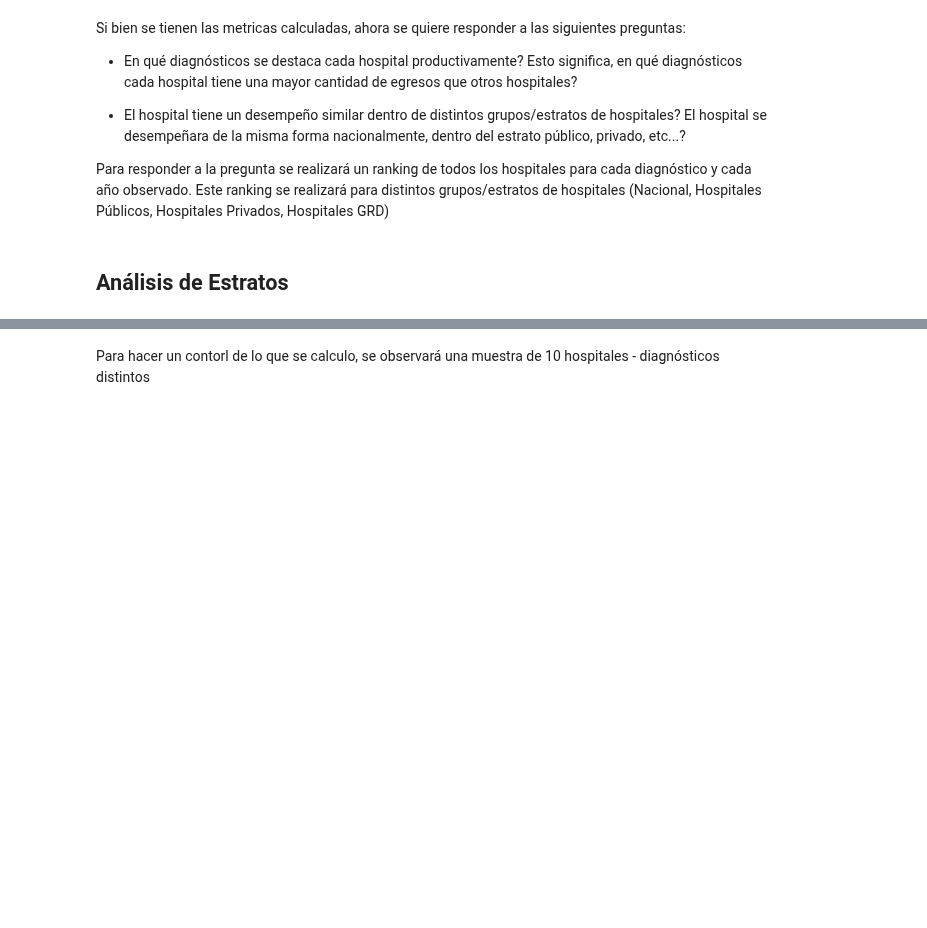
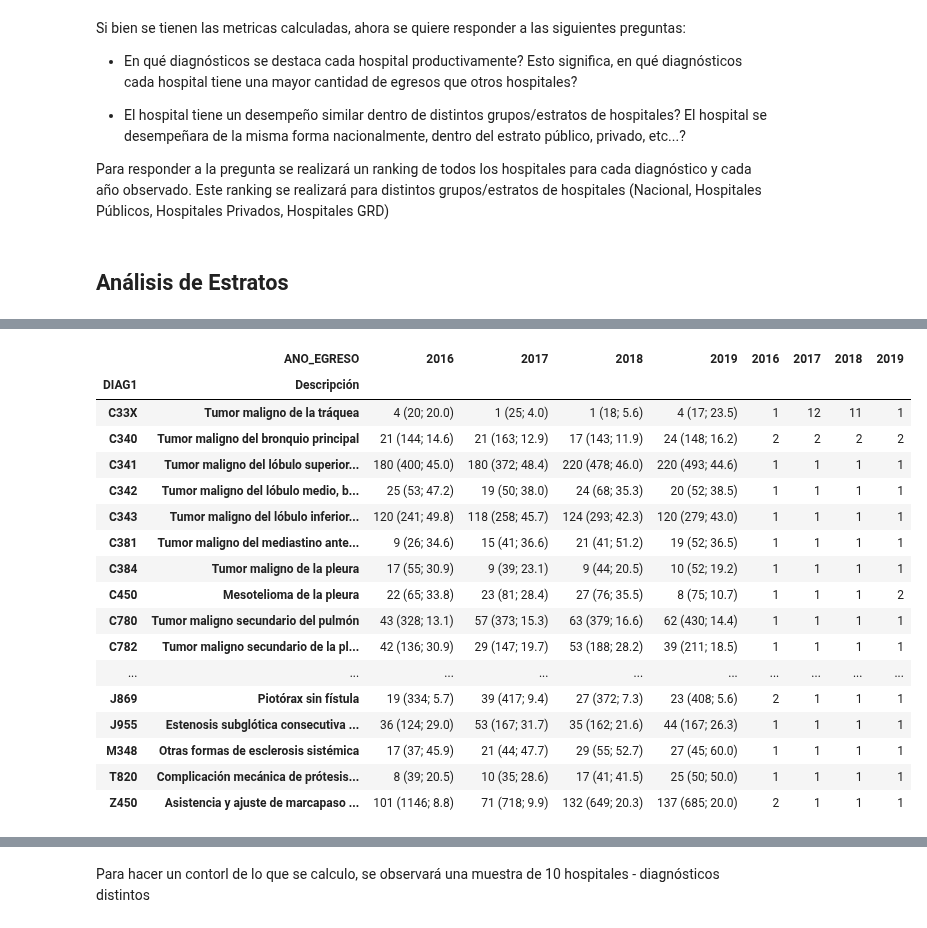
Before and after one commit to JavierRojas14/egresos-hospitalarios, a Jupyter notebook: notebooks/1.0-jrb-discharges-analysis.ipynb, the cells around one changed output, grey strips where cells are left out. Saved outputs shown, nothing was run; the diff lists cells and outputs as text; code cells hidden in the pictures; blank space fills up the shorter version.

```diff
--- a/notebooks/1.0-jrb-discharges-analysis.ipynb
+++ b/notebooks/1.0-jrb-discharges-analysis.ipynb
@@ -187,0 +213,40 @@ prueba = rankings_hospital_analizado.filter(
+# %%
+resumen_egresos_torax_y_nacional_relevantes = (
+    tabla_resumen_egresos_torax_relevantes[("n_egresos")].astype(int).astype(str)
+    + " ("
+    + tabla_resumen_egresos_torax_relevantes[("total_nacionales_n_egresos")].astype(int).astype(str)
+    + "; "
+    + round((tabla_resumen_egresos_torax_relevantes[("%_nacionales_n_egresos")] * 100), 1).astype(
+        str
+    )
+    + ")"
+)
+
+posiciones_torax_egresos_relevantes = tabla_resumen_egresos_torax_relevantes[
+    ("ranking_nacionales_n_egresos")
+].astype(int)
+
+resumen_egresos_y_posiciones_relevantes = pd.concat(
+    [resumen_egresos_torax_y_nacional_relevantes, posiciones_torax_egresos_relevantes], axis=1
+)
+
+display(resumen_egresos_y_posiciones_relevantes)
+# %% [output]
+|  | ANO_EGRESO | 2016 | 2017 | 2018 | 2019 | 2016 | 2017 | 2018 | 2019 |
+| DIAG1 | Descripción |  |  |  |  |  |  |  |  |
+| C33X | Tumor maligno de la tráquea | 4 (20; 20.0) | 1 (25; 4.0) | 1 (18; 5.6) | 4 (17; 23.5) | 1 | 12 | 11 | 1 |
+| C340 | Tumor maligno del bronquio principal | 21 (144; 14.6) | 21 (163; 12.9) | 17 (143; 11.9) | 24 (148; 16.2) | 2 | 2 | 2 | 2 |
+| C341 | Tumor maligno del lóbulo superior... | 180 (400; 45.0) | 180 (372; 48.4) | 220 (478; 46.0) | 220 (493; 44.6) | 1 | 1 | 1 | 1 |
+| C342 | Tumor maligno del lóbulo medio, b... | 25 (53; 47.2) | 19 (50; 38.0) | 24 (68; 35.3) | 20 (52; 38.5) | 1 | 1 | 1 | 1 |
+| C343 | Tumor maligno del lóbulo inferior... | 120 (241; 49.8) | 118 (258; 45.7) | 124 (293; 42.3) | 120 (279; 43.0) | 1 | 1 | 1 | 1 |
+| C381 | Tumor maligno del mediastino ante... | 9 (26; 34.6) | 15 (41; 36.6) | 21 (41; 51.2) | 19 (52; 36.5) | 1 | 1 | 1 | 1 |
+| C384 | Tumor maligno de la pleura | 17 (55; 30.9) | 9 (39; 23.1) | 9 (44; 20.5) | 10 (52; 19.2) | 1 | 1 | 1 | 1 |
+| C450 | Mesotelioma de la pleura | 22 (65; 33.8) | 23 (81; 28.4) | 27 (76; 35.5) | 8 (75; 10.7) | 1 | 1 | 1 | 2 |
+| C780 | Tumor maligno secundario del pulmón | 43 (328; 13.1) | 57 (373; 15.3) | 63 (379; 16.6) | 62 (430; 14.4) | 1 | 1 | 1 | 1 |
+| C782 | Tumor maligno secundario de la pl... | 42 (136; 30.9) | 29 (147; 19.7) | 53 (188; 28.2) | 39 (211; 18.5) | 1 | 1 | 1 | 1 |
+| ... | ... | ... | ... | ... | ... | ... | ... | ... | ... |
+| J869 | Piotórax sin fístula | 19 (334; 5.7) | 39 (417; 9.4) | 27 (372; 7.3) | 23 (408; 5.6) | 2 | 1 | 1 | 1 |
+| J955 | Estenosis subglótica consecutiva ... | 36 (124; 29.0) | 53 (167; 31.7) | 35 (162; 21.6) | 44 (167; 26.3) | 1 | 1 | 1 | 1 |
+| M348 | Otras formas de esclerosis sistémica | 17 (37; 45.9) | 21 (44; 47.7) | 29 (55; 52.7) | 27 (45; 60.0) | 1 | 1 | 1 | 1 |
+| T820 | Complicación mecánica de prótesis... | 8 (39; 20.5) | 10 (35; 28.6) | 17 (41; 41.5) | 25 (50; 50.0) | 1 | 1 | 1 | 1 |
+| Z450 | Asistencia y ajuste de marcapaso ... | 101 (1146; 8.8) | 71 (718; 9.9) | 132 (649; 20.3) | 137 (685; 20.0) | 2 | 1 | 1 | 1 |
```
Also changed, not shown: parts of 8 cells of this notebook.
